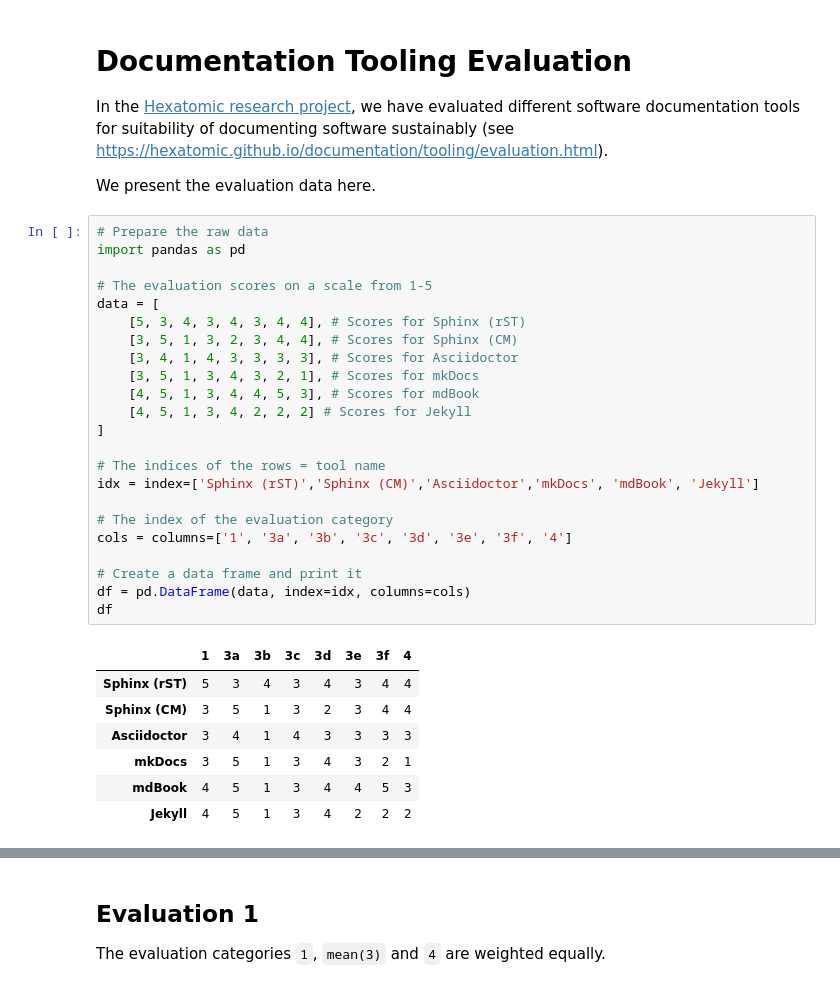
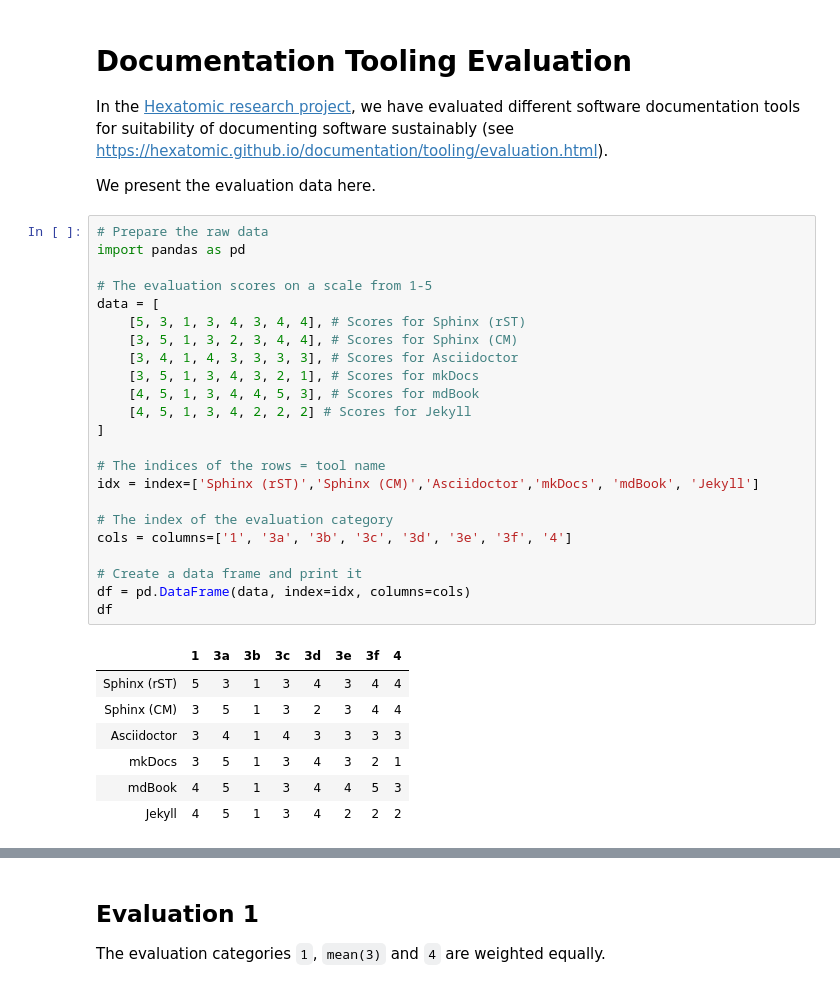
Before and after one commit to hexatomic/hexatomic.github.io, a Jupyter notebook: src/static/ipynb/Hexatomic Project - Documentation Tooling Evaluation.ipynb, the cells around one changed output, grey strips where cells are left out. Saved outputs shown, nothing was run; the diff lists cells and outputs as text.

Commit message:
Update notebook with new Javadoc value for Sphinx

```diff
--- a/src/static/ipynb/Hexatomic Project - Documentation Tooling Evaluation.ipynb
+++ b/src/static/ipynb/Hexatomic Project - Documentation Tooling Evaluation.ipynb
@@ -7,29 +7,29 @@ We present the evaluation data here.
 # %%
 # Prepare the raw data
 import pandas as pd
 
 # The evaluation scores on a scale from 1-5
 data = [
-    [5, 3, 4, 3, 4, 3, 4, 4], # Scores for Sphinx (rST)
+    [5, 3, 1, 3, 4, 3, 4, 4], # Scores for Sphinx (rST)
     [3, 5, 1, 3, 2, 3, 4, 4], # Scores for Sphinx (CM)
     [3, 4, 1, 4, 3, 3, 3, 3], # Scores for Asciidoctor
     [3, 5, 1, 3, 4, 3, 2, 1], # Scores for mkDocs
     [4, 5, 1, 3, 4, 4, 5, 3], # Scores for mdBook
     [4, 5, 1, 3, 4, 2, 2, 2] # Scores for Jekyll
 ]
 
 # The indices of the rows = tool name
 idx = index=['Sphinx (rST)','Sphinx (CM)','Asciidoctor','mkDocs', 'mdBook', 'Jekyll']
 
 # The index of the evaluation category
 cols = columns=['1', '3a', '3b', '3c', '3d', '3e', '3f', '4']
 
 # Create a data frame and print it
 df = pd.DataFrame(data, index=idx, columns=cols)
 df
 # %% [output]
 |  | 1 | 3a | 3b | 3c | 3d | 3e | 3f | 4 |
-| Sphinx (rST) | 5 | 3 | 4 | 3 | 4 | 3 | 4 | 4 |
+| Sphinx (rST) | 5 | 3 | 1 | 3 | 4 | 3 | 4 | 4 |
 | Sphinx (CM) | 3 | 5 | 1 | 3 | 2 | 3 | 4 | 4 |
 | Asciidoctor | 3 | 4 | 1 | 4 | 3 | 3 | 3 | 3 |
 | mkDocs | 3 | 5 | 1 | 3 | 4 | 3 | 2 | 1 |
```
Also changed, not shown: parts of 5 cells of this notebook.
